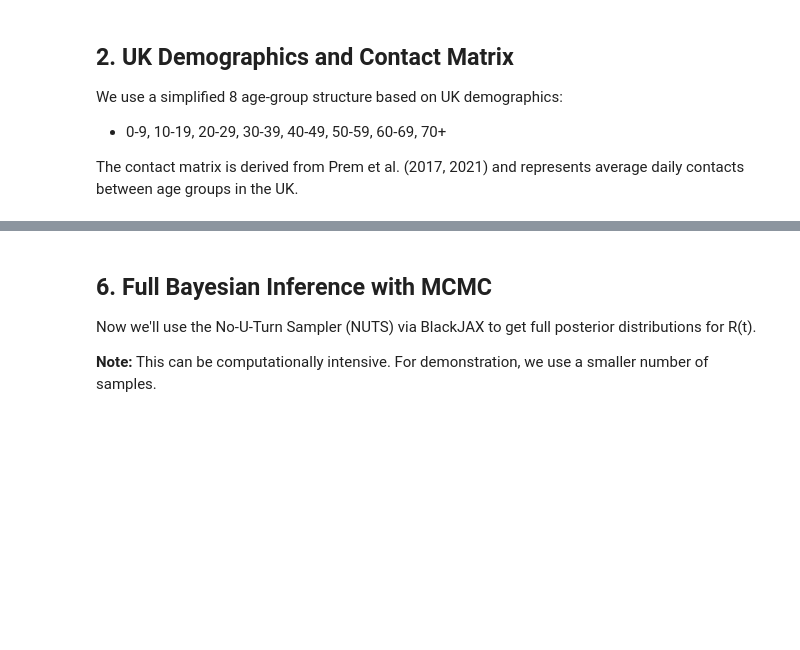
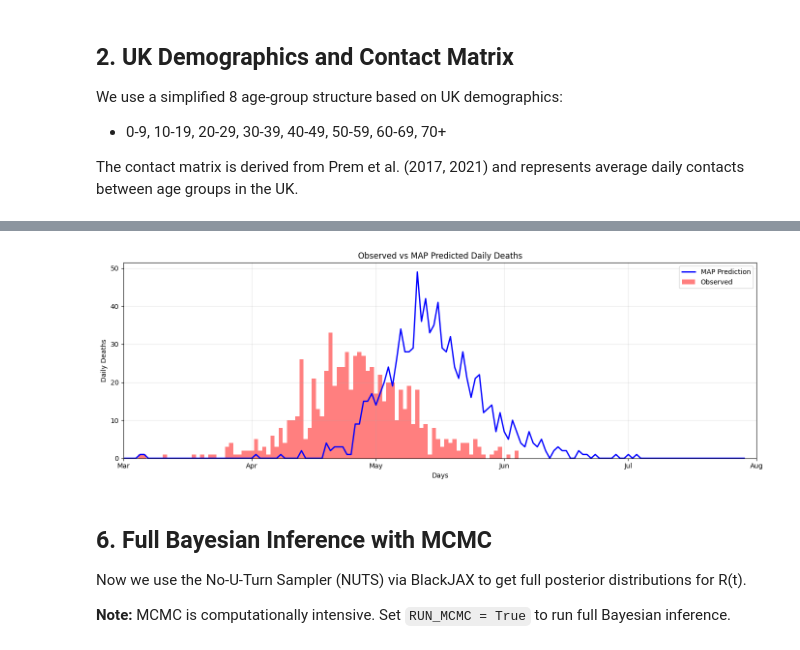
Before and after one commit to OJWatson/emidm, a Jupyter notebook: docs/notebooks/safir_inference.ipynb, the cells around one changed output, grey strips where cells are left out. Cells and saved outputs as stored; diff of their text form; code cells hidden in the pictures; blank space fills up the shorter version.

```diff
--- a/docs/notebooks/safir_inference.ipynb
+++ b/docs/notebooks/safir_inference.ipynb
@@ -443,38 +480,41 @@ plt.show()
 # %%
 # Compare predicted vs observed deaths with MAP estimate
 map_R_expanded = expand_R_intervals(map_R, T, interval_days)
 
 map_result = run_diff_safir(
     population=population,
     contact_matrix=contact_matrix,
-    R0=float(map_R[0]),
+    R0=2.5,
     R_t=map_R_expanded,
     T=T,
     dt=0.25,
     seed=42,
     tau=0.1,
     hard=True,
-    n_seed=50,
+    n_seed=20,
 )
 
 map_daily_deaths = np.diff(np.array(map_result['D']), prepend=0)
 map_daily_deaths = np.maximum(map_daily_deaths, 0)
 
-fig, ax = plt.subplots(figsize=(12, 5))
+fig, ax = plt.subplots(figsize=(14, 5))
 ax.bar(np.arange(T+1), observed_deaths, color='red', alpha=0.5, width=1, label='Observed')
 ax.plot(np.arange(T+1), map_daily_deaths, 'b-', linewidth=2, label='MAP Prediction')
 ax.set_xlabel('Days')
 ax.set_ylabel('Daily Deaths')
 ax.set_title('Observed vs MAP Predicted Daily Deaths')
 ax.legend()
 ax.set_xlim(0, T)
 ax.set_xticks(month_days)
 ax.set_xticklabels(months)
+ax.grid(alpha=0.3)
 plt.tight_layout()
 plt.show()
+# %% [output]
+[figure, added]
 # %% [markdown]
 ## 6. Full Bayesian Inference with MCMC
 
-Now we'll use the No-U-Turn Sampler (NUTS) via BlackJAX to get full posterior distributions for R(t).
+Now we use the No-U-Turn Sampler (NUTS) via BlackJAX to get full posterior distributions for R(t).
 
-**Note:** This can be computationally intensive. For demonstration, we use a smaller number of samples.
+**Note:** MCMC is computationally intensive. Set `RUN_MCMC = True` to run full Bayesian inference.
```
Also changed, not shown: parts of 26 cells of this notebook, 3 other files.
